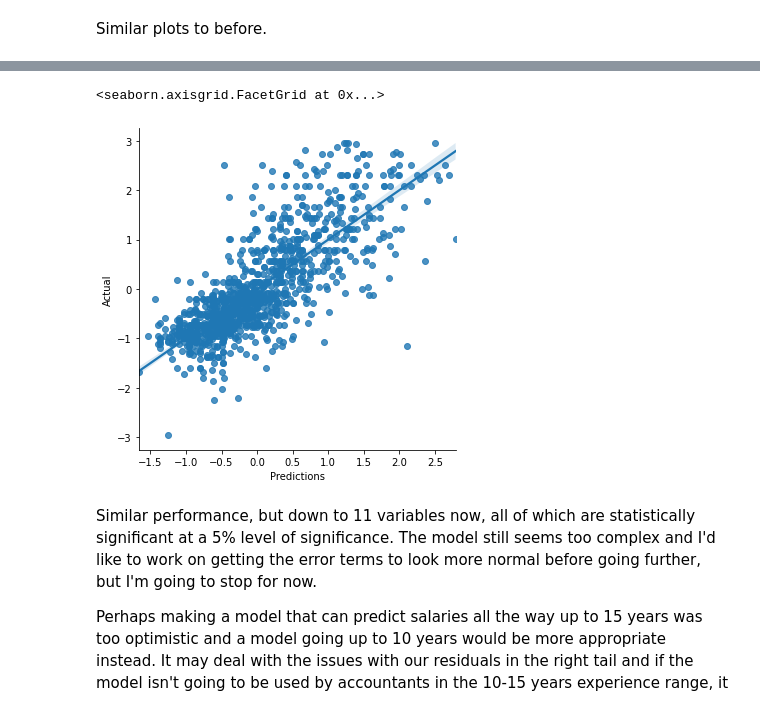
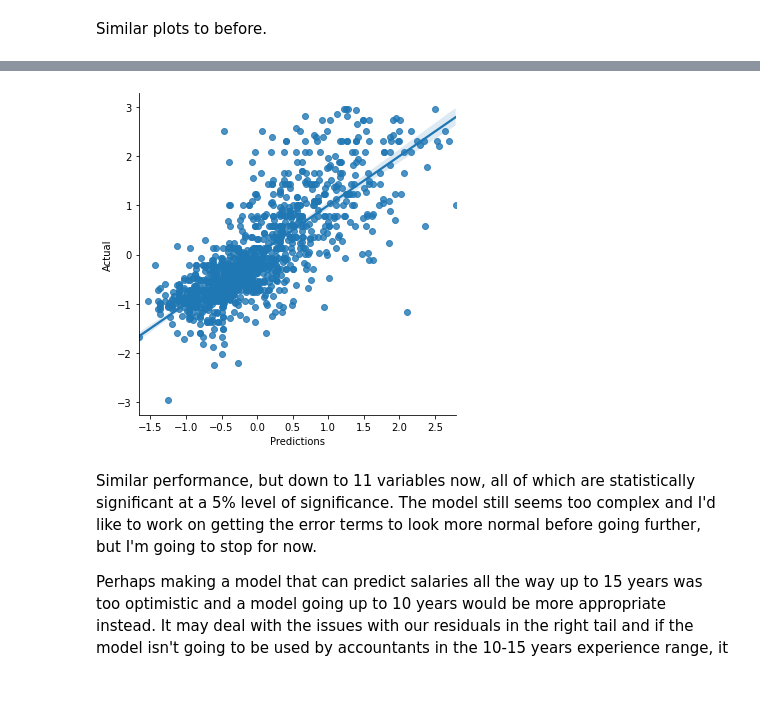
Before and after one commit to papir805/accounting_analysis, a Jupyter notebook: accounting_regression-for-github.ipynb, the cells around one changed output, grey strips where cells are left out. Drawn from its saved outputs; the diff is of its cells as text; code cells hidden in the pictures.

```diff
--- a/accounting_regression-for-github.ipynb
+++ b/accounting_regression-for-github.ipynb
@@ -975,10 +975,9 @@ R-Value: 0.7831
 # %%
 temp_df = pd.DataFrame({'Predictions': preds, 'Actual':y, 'Residuals':residuals})
 sns.lmplot(x='Predictions', y='Actual', data=temp_df)
-plt.s
+plt.show()
 # %% [output]
-<seaborn.axisgrid.FacetGrid at 0x...>
-[figure, old version]
+[figure, new version]
 # %% [markdown]
 Similar performance, but down to 11 variables now, all of which are statistically significant at a 5% level of significance.  The model still seems too complex and I'd like to work on getting the error terms to look more normal before going further, but I'm going to stop for now.
 
```
Also changed, not shown: parts of 8 cells of this notebook.
